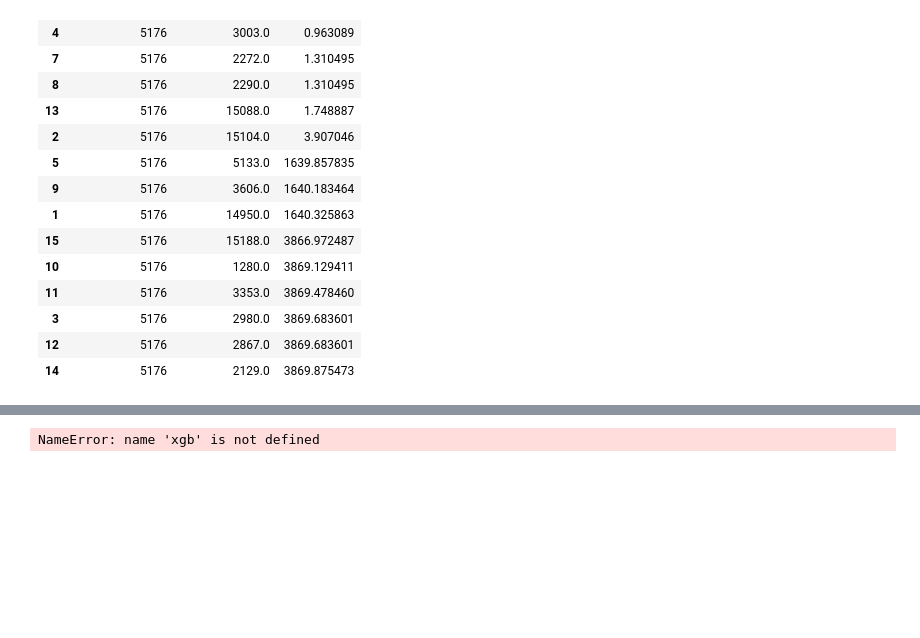
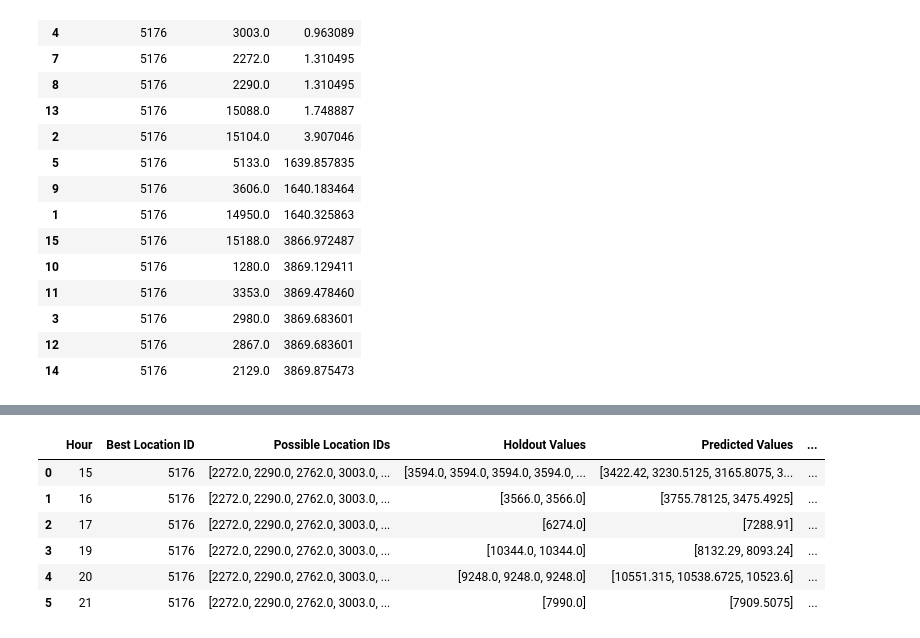
Before and after one commit to jkyxd/ICP_Group3, a Jupyter notebook: ICP Jupyter File.ipynb, the cells around one changed output, grey strips where cells are left out. Saved outputs shown, nothing was run; the diff lists cells and outputs as text; code cells hidden in the pictures; blank space fills up the shorter version.

```diff
--- a/ICP Jupyter File.ipynb
+++ b/ICP Jupyter File.ipynb
@@ -1483,21 +1515,21 @@ truck_id = 43
 month = 8
 day = 25
 
-# Filter the DataFrame for the specified criteria
-filtered_df = X_holdout[(X_holdout['TRUCK_ID'] == truck_id) &
-                             (X_holdout['MONTH'] == month) &
-                             (X_holdout['DAY'] == day)]
-
 columns_to_exclude = ['AVG_TEMPERATURE_AIR_2M_F', 'AVG_TEMPERATURE_HEATINDEX_2M_F', 'TOT_PRECIPITATION_IN', 'TOT_SNOWFALL_IN', 'TOT_SNOWDEPTH_IN', 'AVG_CLOUD_COVER_TOT_PCT']
 
 # Create a DataFrame with holdout values and predicted values
-df_predictions = X_holdout.drop(columns=columns_to_exclude)
+df_predictions = X_holdout.copy()
 df_predictions['Holdout'] = y_holdout
 holdout_predictions = rf.predict(X_holdout)
 df_predictions['Predicted'] = holdout_predictions
 
 # Add a column for the differences
 df_predictions['Difference'] = df_predictions['Predicted'] - df_predictions['Holdout']
+
+# Filter the DataFrame for the specified criteria
+filtered_df = df_predictions[(df_predictions['TRUCK_ID'] == truck_id) &
+                             (df_predictions['MONTH'] == month) &
+                             (df_predictions['DAY'] == day)]
 
 # Sort the DataFrame by HOUR and Predicted values
 sorted_df = filtered_df.sort_values(['HOUR', 'Predicted'], ascending=[True, False])
@@ -1516,7 +1548,7 @@ for hour in sorted_df['HOUR'].unique():
     best_location_id = hour_df['LOCATION_ID'].iloc[0]
 
     # Filter distances DataFrame for distances less than 4 km from location_id 5176.0
-    filtered_distances = df_distances[(df_distances['Location_ID_start'] == 5176.0) & (df_distances['distance'] < 4.0) & (df_distances['Location_ID_start'] != df_distances['Location_ID_end'])]
+    filtered_distances = df_distances[(df_distances['Location_ID_start'] == 5176.0) & (df_distances['distance'] < 4.0)]
 
     # Get the possible location IDs including the newly added location IDs
     possible_location_ids = sorted(set(hour_df['LOCATION_ID'].unique()) | set(filtered_distances['Location_ID_end'].unique()))
@@ -1542,5 +1574,13 @@ for hour in sorted_df['HOUR'].unique():
 
 # Create a DataFrame from the table_rows list
 df_best_loc_id = pd.DataFrame(table_rows, columns=["Hour", "Best Location ID", "Possible Location IDs", "Holdout Values", "Predicted Values", "Predicted Values per Location"])
-# %% [output]
-NameError: name 'xgb' is not defined
+# %%
+df_best_loc_id
+# %% [output]
+|  | Hour | Best Location ID | Possible Location IDs | Holdout Values | Predicted Values | ... |
+| 0 | 15 | 5176 | [2272.0, 2290.0, 2762.0, 3003.0, ... | [3594.0, 3594.0, 3594.0, 3594.0, ... | [3422.42, 3230.5125, 3165.8075, 3... | ... |
+| 1 | 16 | 5176 | [2272.0, 2290.0, 2762.0, 3003.0, ... | [3566.0, 3566.0] | [3755.78125, 3475.4925] | ... |
+| 2 | 17 | 5176 | [2272.0, 2290.0, 2762.0, 3003.0, ... | [6274.0] | [7288.91] | ... |
+| 3 | 19 | 5176 | [2272.0, 2290.0, 2762.0, 3003.0, ... | [10344.0, 10344.0] | [8132.29, 8093.24] | ... |
+| 4 | 20 | 5176 | [2272.0, 2290.0, 2762.0, 3003.0, ... | [9248.0, 9248.0, 9248.0] | [10551.315, 10538.6725, 10523.6] | ... |
+| 5 | 21 | 5176 | [2272.0, 2290.0, 2762.0, 3003.0, ... | [7990.0] | [7909.5075] | ... |
```
Also changed, not shown: parts of 15 cells of this notebook.
